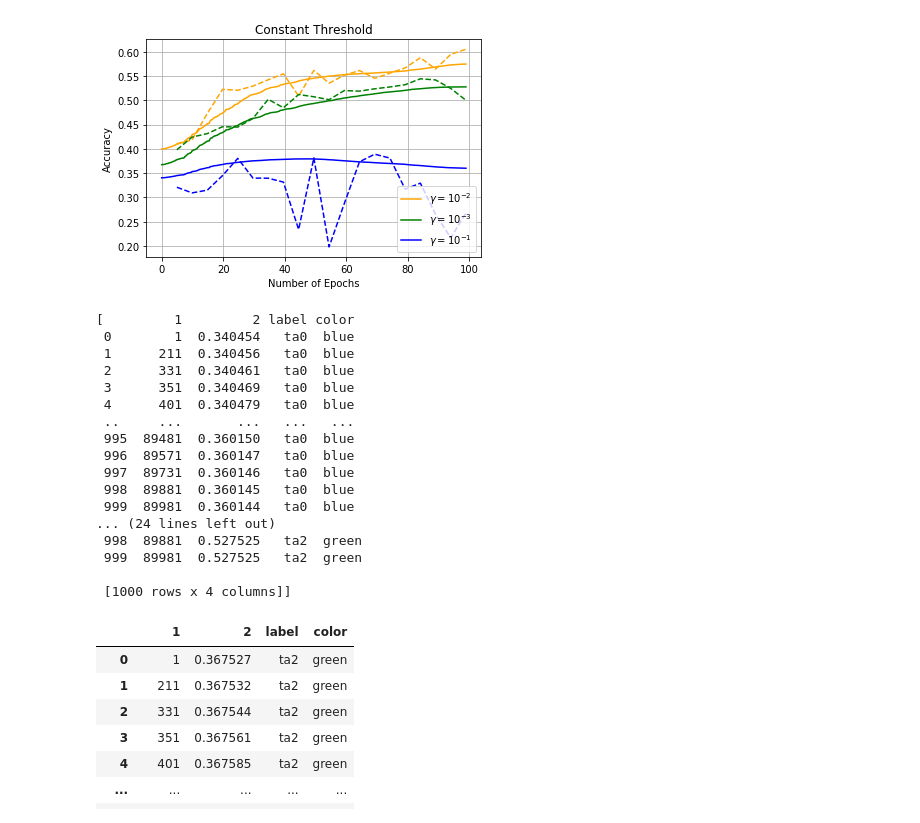
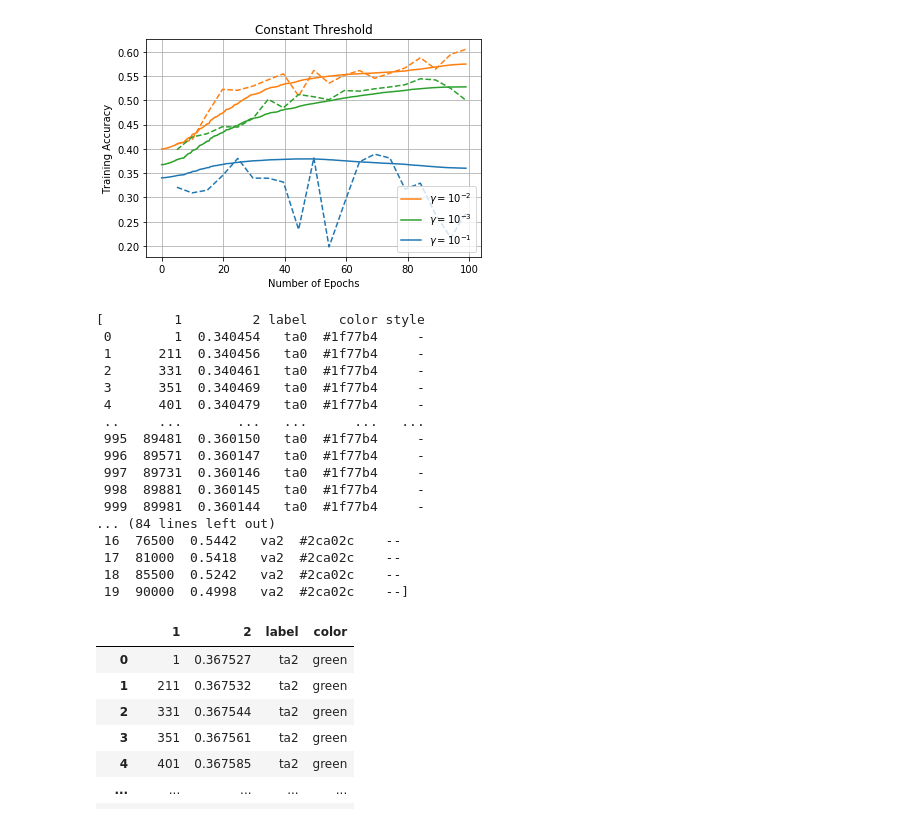
Before and after one commit to bsridatta/Rethinking-Binarized-Neural-Network-Optimization, a Jupyter notebook: notebooks/accuracy_tau_const.ipynb, the cells around one changed output. Saved outputs shown, nothing was run; the diff lists cells and outputs as text; code cells hidden in the pictures.

```diff
--- a/notebooks/accuracy_tau_const.ipynb
+++ b/notebooks/accuracy_tau_const.ipynb
@@ -24,7 +24,7 @@ s = sympy.symbols
 graphs = []
 log_path = "/home/datta/lab/Rethinking-Binarized-Neural-Network-Optimization/logs/hyperparameter_logs/acc/"
 files = ["pit6g2","pit6g3","pit6g4"]
-colors = ['blue','orange','green']
+colors = ['#1f77b4','#ff7f0e','#2ca02c']
 
 files = ["ta0","ta1","ta2","va0","va1","va2"]
 for file in files: #os.listdir(log_path):
@@ -49,55 +49,55 @@ sorted_graphs = sorted(graphs, key = best_acc, reverse=True)
 # %%
 %matplotlib inline
 fig, ax = plt.subplots(1, 1)
 _ = plt.rcParams['figure.figsize'] = (15, 5)
 
 labels = []
 for df in sorted_graphs:
     _ = ax.plot(df[1]/909, df[2], df['color'][0], linestyle=df['style'][0])
     labels.append(df['label'][0])
 
 #     print(df['label'][0])
 # _ = plt.ylim(0.8, 1)
 _ = plt.title(r"Constant Threshold")
 _ = plt.grid(True)
 _ = plt.xlabel("Number of Epochs")
-_ = plt.ylabel("Accuracy")
+_ = plt.ylabel("Training Accuracy")
 
 
 labels = [
     "_nolegend_",
     r'$\gamma = 10^{-2}$',
     "_nolegend_",
     r'$\gamma = 10^{-3}$',
     "_nolegend_",
     r'$\gamma = 10^{-1}$'
 ]
 # y 1 g 2 b 0
 _ = ax.legend(labels, loc=4)
 # %% [output]
-[figure, old version]
+[figure, new version]
 # %%
 fig.savefig("./plots/acc_tau_const_rect.png")
 # %%
 graphs
 # %% [output]
-[         1         2 label color
- 0        1  0.340454   ta0  blue
- 1      211  0.340456   ta0  blue
- 2      331  0.340461   ta0  blue
- 3      351  0.340469   ta0  blue
- 4      401  0.340479   ta0  blue
- ..     ...       ...   ...   ...
- 995  89481  0.360150   ta0  blue
- 996  89571  0.360147   ta0  blue
- 997  89731  0.360146   ta0  blue
- 998  89881  0.360145   ta0  blue
- 999  89981  0.360144   ta0  blue
-... (24 lines left out)
- 998  89881  0.527525   ta2  green
- 999  89981  0.527525   ta2  green
-
- [1000 rows x 4 columns]]
+[         1         2 label    color style
+ 0        1  0.340454   ta0  #1f77b4     -
+ 1      211  0.340456   ta0  #1f77b4     -
+ 2      331  0.340461   ta0  #1f77b4     -
+ 3      351  0.340469   ta0  #1f77b4     -
+ 4      401  0.340479   ta0  #1f77b4     -
+ ..     ...       ...   ...      ...   ...
+ 995  89481  0.360150   ta0  #1f77b4     -
+ 996  89571  0.360147   ta0  #1f77b4     -
+ 997  89731  0.360146   ta0  #1f77b4     -
+ 998  89881  0.360145   ta0  #1f77b4     -
+ 999  89981  0.360144   ta0  #1f77b4     -
+... (84 lines left out)
+ 16  76500  0.5442   va2  #2ca02c    --
+ 17  81000  0.5418   va2  #2ca02c    --
+ 18  85500  0.5242   va2  #2ca02c    --
+ 19  90000  0.4998   va2  #2ca02c    --]
 # %%
 df
 # %% [output]
```
Also changed, not shown: 7 other files.
